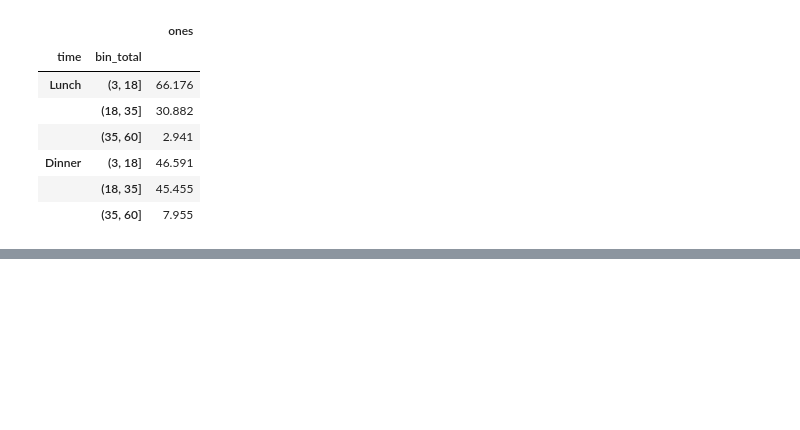
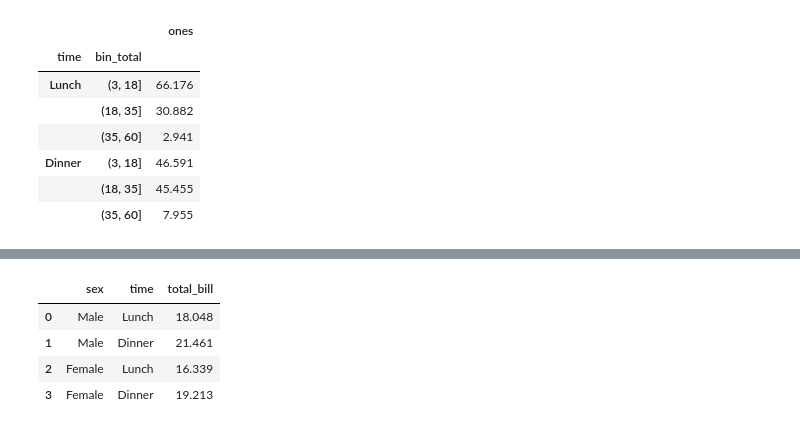
Before and after one commit to jumar98/data_analisys, a Jupyter notebook: aggregate_and_groupby.ipynb, the cells around one changed output, grey strips where cells are left out. Cells and saved outputs as stored; diff of their text form; code cells hidden in the pictures; blank space fills up the shorter version.

```diff
--- a/aggregate_and_groupby.ipynb
+++ b/aggregate_and_groupby.ipynb
@@ -224,0 +250,9 @@ df.groupby(['time', 'bin_total'])[['ones']].count().groupby(level=0).apply(lambd
+# %%
+df_gp = df.groupby(['sex', 'time'])[['total_bill']].mean().reset_index()
+df_gp
+# %% [output]
+|  | sex | time | total_bill |
+| 0 | Male | Lunch | 18.048 |
+| 1 | Male | Dinner | 21.461 |
+| 2 | Female | Lunch | 16.339 |
+| 3 | Female | Dinner | 19.213 |
```
Also changed, not shown: parts of 7 cells of this notebook, 2 other files.
